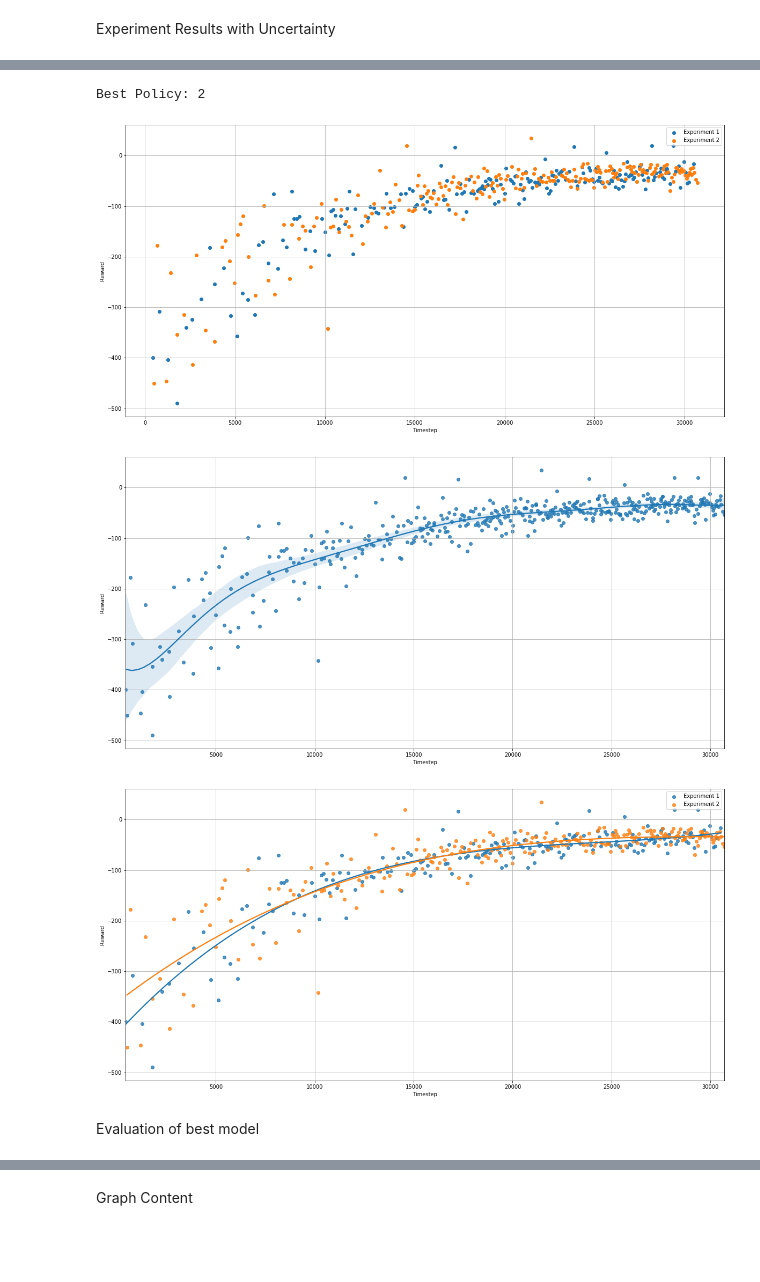
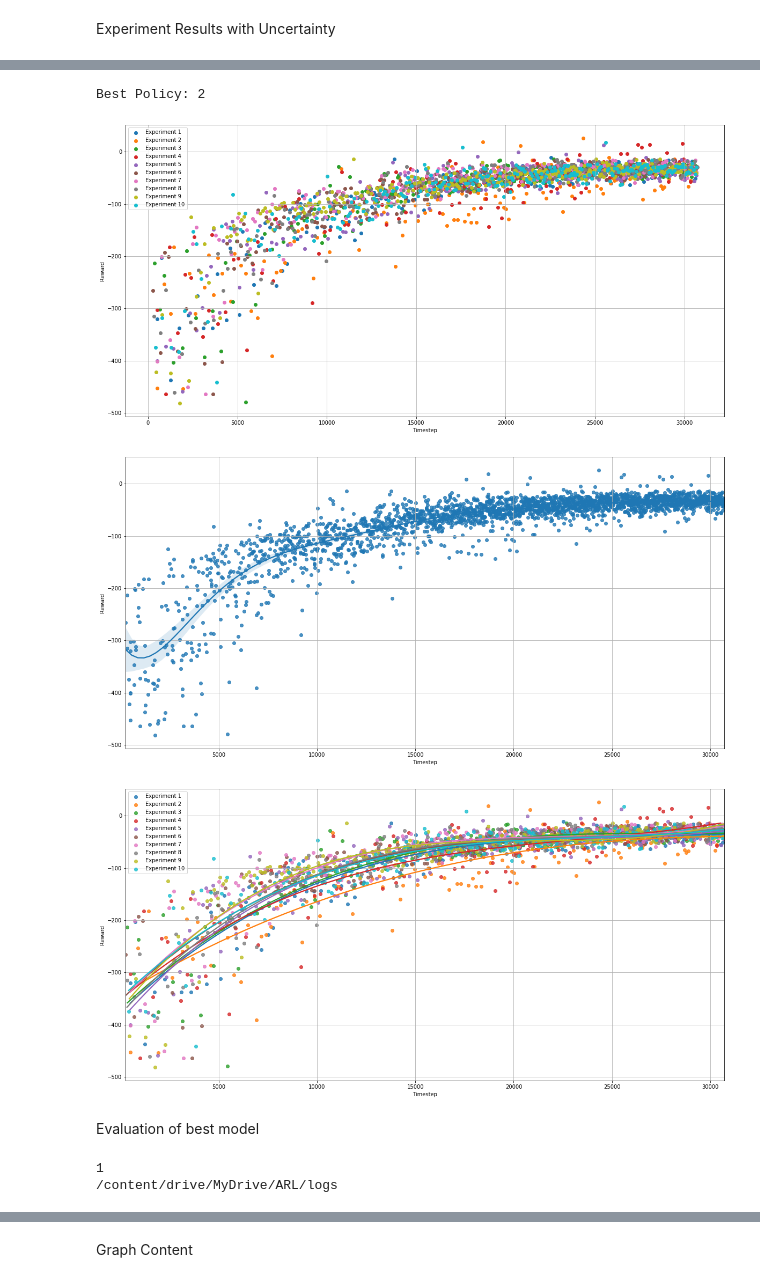
Before and after one commit to JonasLewe/applied_rl, a Jupyter notebook: ARLProject.ipynb, the cells around one changed output, grey strips where cells are left out. Drawn from its saved outputs; the diff is of its cells as text; code cells hidden in the pictures; blank space fills up the shorter version.

```diff
--- a/ARLProject.ipynb
+++ b/ARLProject.ipynb
@@ -1124,20 +1270,20 @@ env2Test = VecNormalize(env2Test, norm_obs=True, norm_reward=True) # State norma
 Experiment settings
 # %%
 time_steps=30000
-num_experiments = 2
+num_experiments = 10
 sampleCount = 100
 # %% [markdown]
 Experiments without Uncertainty
 # %%
 tensorboard_dir1 = "cartpole1"
 os.makedirs(tensorboard_dir1, exist_ok=True)
-time = []
+times = []
 for e in range (1, (num_experiments+1), 1):
     env1Test.reset()
-    log_dir = (log_dir1+ str(e))
-    os.makedirs(log_dir, exist_ok=True)
+    log_dire = (log_dir1+ str(e))
+    os.makedirs(log_dire, exist_ok=True)
     env1 = gym.make('CartPoleSwingUp-v0')
-    env1 = Monitor(env1, log_dir) # required for using callback functions during training
+    env1 = Monitor(env1, log_dire) # required for using callback functions during training
     env1 = DummyVecEnv([lambda: env1])
     env1 = VecNormalize(env1, norm_obs=True, norm_reward=True) # State normalization
     model1 = PPO(MlpPolicy, env1, verbose=0)
@@ -1146,15 +1292,15 @@ for e in range (1, (num_experiments+1), 1):
     print("Run " +  str(e))
 
 
-    eval_callback = EvalCallback(env1Test, best_model_save_path=log_dir,
-                             log_path=log_dir, eval_freq=1000,
+    eval_callback = EvalCallback(env1Test, best_model_save_path=log_dire,
+                             log_path=log_dire, eval_freq=1000,
                              deterministic=True, render=False)
 
 
     start = time.time()
     model1.learn(total_timesteps=time_steps, callback=eval_callback)
     end = time.time()
-    time.insert(end-start)
+    times.insert((e-1),end-start)
     env1.close()
-print(time)
+print(times)
 # %% [output]
@@ -1198,8 +1352,8 @@ maxreward1 = - math.inf
 best1 = 0
 
 for e in range (1, (num_experiments+1), 1):
-    log_dir = (log_dir1+ str(e))
-    x, y = ts2xy(load_results(log_dir), 'timesteps')
+    log_dire = (log_dir1+ str(e))
+    x, y = ts2xy(load_results(log_dire), 'timesteps')
     plt.scatter(x=x, y=y, label="Experiment " + str(e))
     #plt.plot(x, y)
     d = {'x': x, 'y': y}
@@ -1207,6 +1361,7 @@ for e in range (1, (num_experiments+1), 1):
     exps1.append(exp1)
     store1 = store1.append(exp1, ignore_index=True)
     if (np.max(y) > maxreward1):
+      maxreward1 = np.max(y)
       best1 = e
 
 print("Best Policy: " + str(best1))
@@ -1262,13 +1417,13 @@ Experiments with Uncertainty
 # %%
 tensorboard_dir2 = "cartpole2"
 os.makedirs(tensorboard_dir2, exist_ok=True)
-time = []
+times = []
 for e in range (1, (num_experiments+1), 1):
 
-    log_dir = (log_dir2 + str(e))
-    os.makedirs(log_dir, exist_ok=True)
+    log_dire = (log_dir2 + str(e))
+    os.makedirs(log_dire, exist_ok=True)
     env2 = NoisedObservationWrapper(gym.make("CartPoleSwingUp-v0"))
-    env2 = Monitor(env2, log_dir) # required for using callback functions during training
+    env2 = Monitor(env2, log_dire) # required for using callback functions during training
     env2 = DummyVecEnv([lambda: env2])
     env2 = VecNormalize(env2, norm_obs=True, norm_reward=True)
 
@@ -1277,14 +1432,14 @@ for e in range (1, (num_experiments+1), 1):
     clear_output(wait=True)
     print("Run " +  str(e))
 
-    eval_callback = EvalCallback(env2Test, best_model_save_path=log_dir,
-                             log_path=log_dir, eval_freq=1000,
+    eval_callback = EvalCallback(env2Test, best_model_save_path=log_dire,
+                             log_path=log_dire, eval_freq=1000,
                              deterministic=True, render=False)
 
     start = time.time()
     model2.learn(total_timesteps=time_steps, callback=eval_callback)
     end = time.time()
-    time.insert(end-start)
+    times.insert((e-1),end-start)
     env2.close()
-print(time)
+print(times)
 # %% [output]
@@ -1327,8 +1490,8 @@ best2 = 0
 store2 = pd.DataFrame()
 exps2 = []
 for e in range (1, (num_experiments+1), 1):
-    log_dir = (log_dir2+ str(e))
-    x, y = ts2xy(load_results(log_dir), 'timesteps')
+    log_dire = (log_dir2+ str(e))
+    x, y = ts2xy(load_results(log_dire), 'timesteps')
     plt.scatter(x=x, y=y, label = "Experiment " + str(e))
     #plt.plot(x, y)
     d = {'x': x, 'y': y}
@@ -1336,6 +1499,7 @@ for e in range (1, (num_experiments+1), 1):
     exps2.append(exp2)
     store2 = store2.append(exp2, ignore_index=True)
     if (np.max(y) > maxreward2):
+      maxreward2 = np.max(y)
       best2 = e
 
 print("Best Policy: " + str(best2))
@@ -1343,36 +1507,36 @@ print("Best Policy: " + str(best2))
 plt.legend()
 plt.ylabel("Reward")
 plt.xlabel("Timestep")
 #plt.plot(x_mean, y_mean)
 #print(store)
 plt.savefig(fig_dir + "/Results_PPO_Uncertain_Points.png")
 plt.show()
 
 fig, regplot = plt.subplots(figsize = (20,10))
 fig.clf()
 regplot=sb.regplot(x="x", y="y", data=store2, fit_reg=True, scatter=True, order=8,truncate= True)
 regplot.grid()
 regplot.set_ylabel("Reward")
 regplot.set_xlabel("Timestep")
 plt.savefig(fig_dir + "/Results_PPO_Uncertain_Combined.png")
 plt.show()
 
 fig, regplot2 = plt.subplots(figsize = (20,10))
 i = 0
 for exp2 in exps2:
     i += 1
     sb.regplot(x="x", y="y", data=exp2, fit_reg=True, scatter=True, order=3,truncate= True, ci=None, label = "Experiment " + str(i))
 regplot2.grid()
 regplot2.legend()
 regplot2.set_ylabel("Reward")
 regplot2.set_xlabel("Timestep")
 plt.savefig(fig_dir + "/Results_PPO_Uncertain_Regression.png")
 plt.show()
 # %% [output]
 Best Policy: 2
-[figure, old version]
+[figure, new version]
-[figure, old version]
+[figure, new version]
-[figure, old version]
+[figure, new version]
 # %% [markdown]
 
 
@@ -1388,2 +1566,8 @@ index.append(2)
+# %%
+print(str(index[expver]))
+print(log_dir)
+# %% [output]
+1
+/content/drive/MyDrive/ARL/logs
 # %%
 
```
Also changed, not shown: parts of 36 cells of this notebook.
